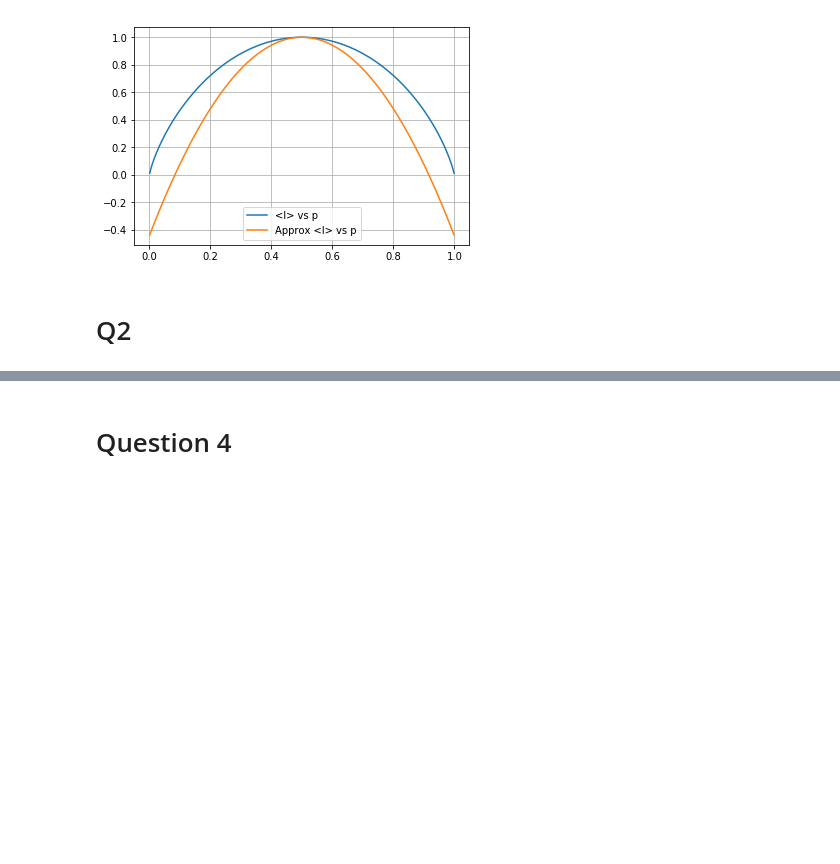
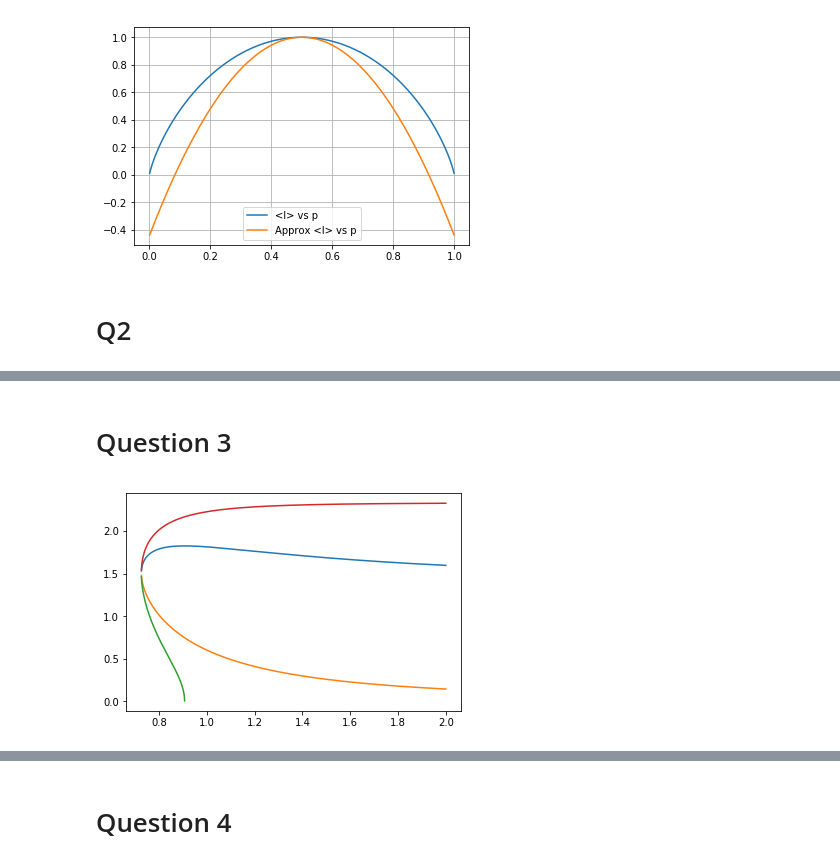
Before and after one commit to Vidhin05/Computational-and-Numerical-Methods, a Jupyter notebook: src/Assignment_1.ipynb, the cells around one changed output, grey strips where cells are left out. Saved outputs shown, nothing was run; the diff lists cells and outputs as text; code cells hidden in the pictures; blank space fills up the shorter version.

```diff
--- a/src/Assignment_1.ipynb
+++ b/src/Assignment_1.ipynb
@@ -76,3 +78,5 @@ plt.show()
+# %% [markdown]
+# Question 3
 # %%
 M = 2*(10**30)
 c = (10**4)
@@ -81,16 +85,28 @@ Y = 7/5
 # %%
 B = 2
 R = np.arange(2,0.7254,-0.0001)
 vals1 = []
 vals2 = []
+x1 = []
+x2 = []
 for r in R:
   coeff = [r**4, 0, -B*(r**4), -4*(r**2), 3]
   roots = np.roots(coeff)
 #   print(r)
-  [x1, x2] = np.real(roots[np.imag(roots)==0])
-  vals1.append(x1)
-  vals2.append(x2)
+  [y1, y2] = np.real(roots[np.imag(roots)==0])
+  x1.append((r**-2)*(y1**-1))
+  x2.append((r**-2)*(y2**-1))
+  vals1.append(y1)
+  vals2.append(y2)
 
+vals1 = np.array(vals1)
+vals2 = np.array(vals2)
+x1 = np.array(x1)
+x2 = np.array(x2)
 plt.plot(R, vals1)
 plt.plot(R, vals2)
+plt.plot(R, (x1*((3*x1) - 2))**0.5)
+plt.plot(R, (x2*((3*x2) - 2))**0.5)
 plt.show()
+# %% [output]
+[figure, added]
```
Also changed, not shown: parts of 4 cells of this notebook, 4 other files.
